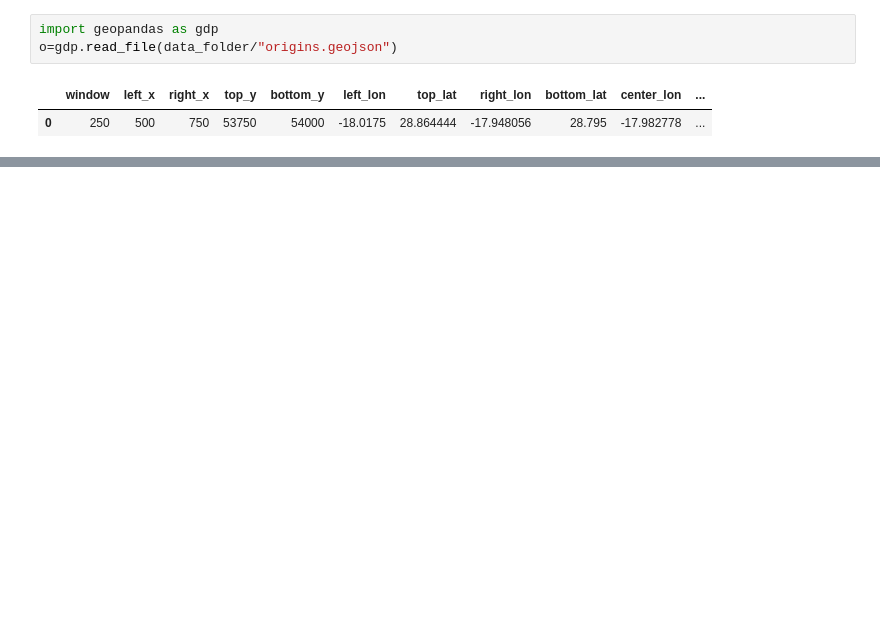
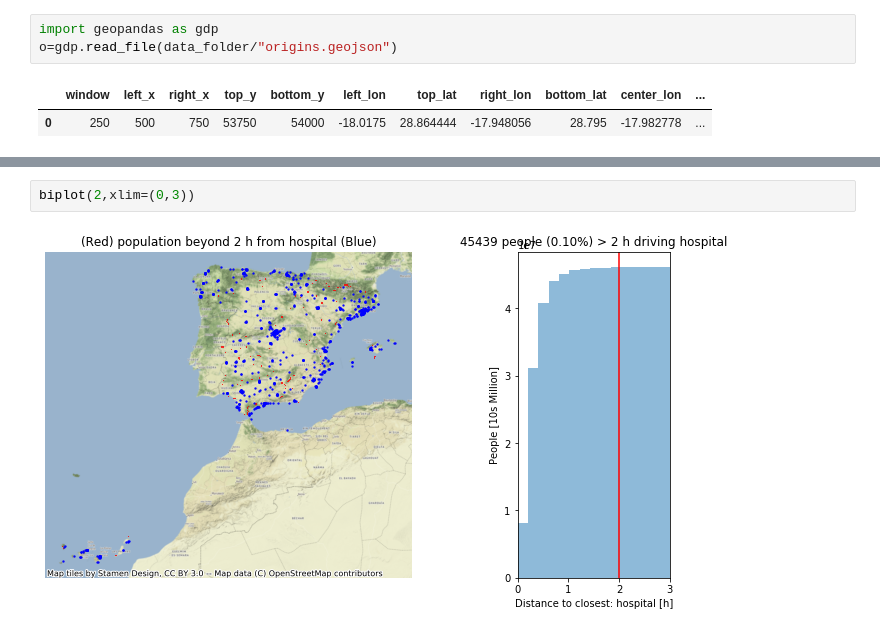
Before and after one commit to datapartnership/covid-19, a Jupyter notebook: accessibility-Spain.ipynb, the cells around one changed output, grey strips where cells are left out. Saved outputs shown, nothing was run; the diff lists cells and outputs as text; blank space fills up the shorter version.

```diff
--- a/accessibility-Spain.ipynb
+++ b/accessibility-Spain.ipynb
@@ -567,0 +587,4 @@ o=gdp.read_file(data_folder/"origins.geojson")
+# %%
+biplot(2,xlim=(0,3))
+# %% [output]
+[figure, added]
```
Also changed, not shown: parts of 23 cells of this notebook.
